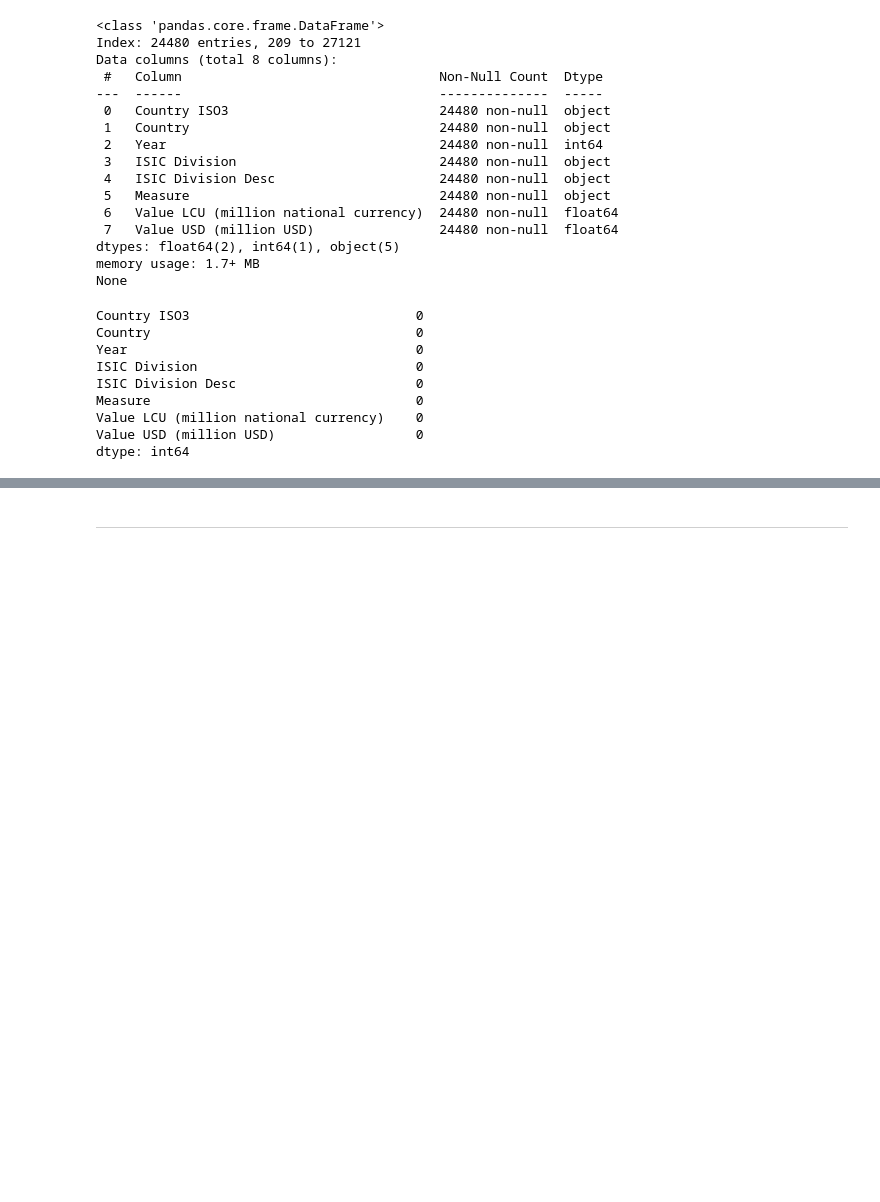
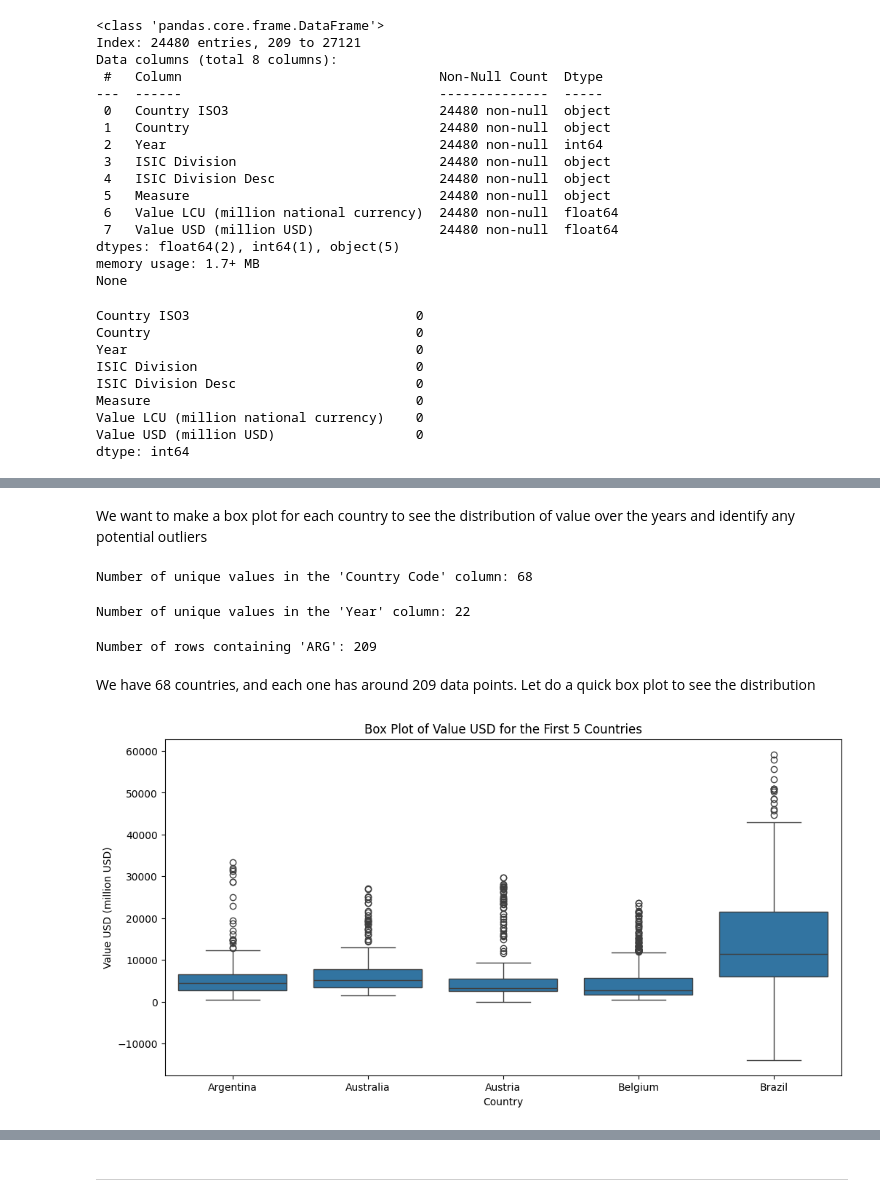
Before and after one commit to Tee-DataA/Capstone, a Jupyter notebook: jupyter_notebooks/Loading_and_Cleaning.ipynb, the cells around one changed output, grey strips where cells are left out. Saved outputs shown, nothing was run; the diff lists cells and outputs as text; code cells hidden in the pictures; blank space fills up the shorter version.

Commit message:
Moved some sections around in the notebooks

```diff
--- a/jupyter_notebooks/Loading_and_Cleaning.ipynb
+++ b/jupyter_notebooks/Loading_and_Cleaning.ipynb
@@ -266,9 +259,0 @@ Now let us adjust some of the column names we have to make it easier for our ana
-# %%
-# Rename columns
-df_cleaned.rename(columns={
-    'Country ISO3': 'Country Code',
-    'ISIC Division': 'Div Code',
-    'ISIC Division Desc': 'Division'
-}, inplace=True)
-
-print(df_cleaned.head())
@@ -330,21 +259,0 @@ print(unique_measures)
-# %%
-# Mapping dictionary
-div_code_mapping = {
-    '10-12': 'A',
-    '13-15': 'B',
-    '16': 'C',
-    '17-18': 'D',
-    '19': 'E',
-    '20-21': 'F',
-    '22': 'G',
-    '23': 'H',
-    '24': 'I',
-    '25-28': 'J',
-    '29-30': 'K',
-    '31-32': 'L'
-}
-
-# Replace 'Div Code' values
-df_cleaned['Div Code'] = df_cleaned['Div Code'].replace(div_code_mapping)
-
-print(df_cleaned.head())
@@ -381,0 +304,35 @@ print(unique_measures)
+# %% [markdown]
+We want to make a box plot for each country to see the distribution of value over the years and identify any potential outliers
+# %%
+# Number of unique countries
+unique_code_count = df_cleaned['Country ISO3'].nunique()
+print(f"Number of unique values in the 'Country Code' column: {unique_code_count}")
+# %% [output]
+Number of unique values in the 'Country Code' column: 68
+# %%
+# Number of unique years
+Unique_year_count = df_cleaned['Year'].nunique()
+print(f"Number of unique values in the 'Year' column: {Unique_year_count}")
+# %% [output]
+Number of unique values in the 'Year' column: 22
+# %%
+# Number of datapoints for each country
+arg_count = df_cleaned[df_cleaned['Country ISO3'] == 'ARG'].shape[0]
+print(f"Number of rows containing 'ARG': {arg_count}")
+# %% [output]
+Number of rows containing 'ARG': 209
+# %% [markdown]
+We have 68 countries, and each one has around 209 data points. Let do a quick box plot to see the distribution
+# %%
+# Filter the dataframe for the first 5 countries
+first_5_countries = df_cleaned[df_cleaned['Country'].isin(first_25_codes[:5])]
+
+# Create a box plot
+plt.figure(figsize=(12, 6))
+sns.boxplot(x='Country', y='Value USD (million USD)', data=first_5_countries)
+plt.title('Box Plot of Value USD for the First 5 Countries')
+plt.xlabel('Country')
+plt.ylabel('Value USD (million USD)')
+plt.show()
+# %% [output]
+[figure, added]
```
Also changed, not shown: parts of 28 cells of this notebook, 1 other file.
